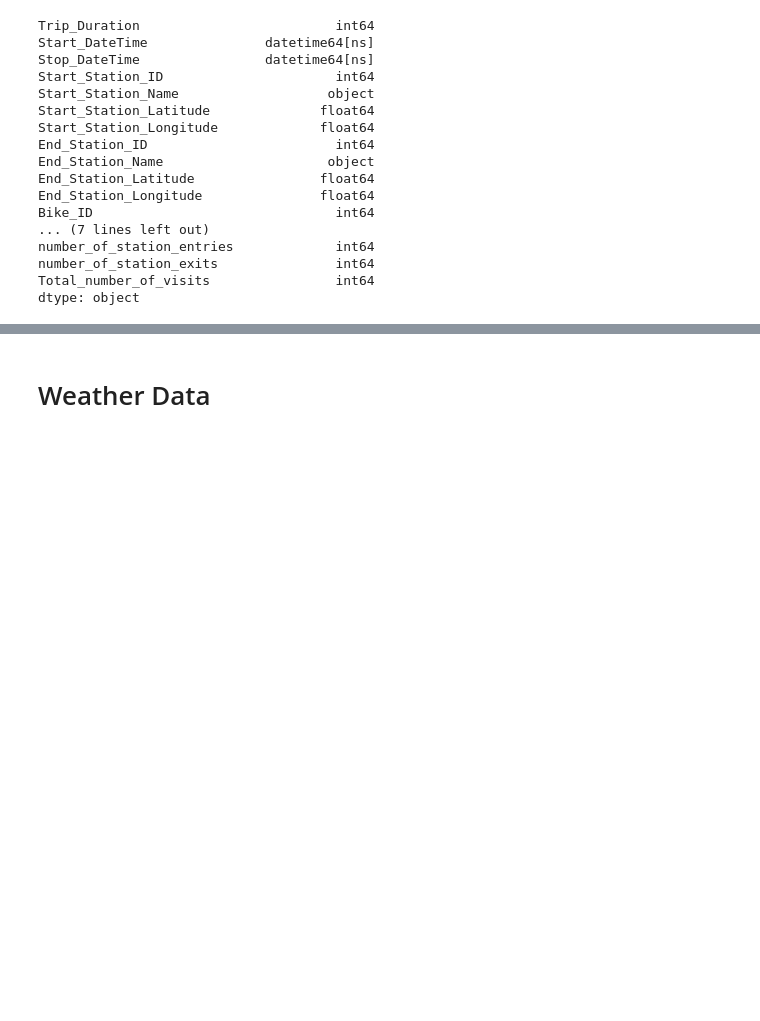
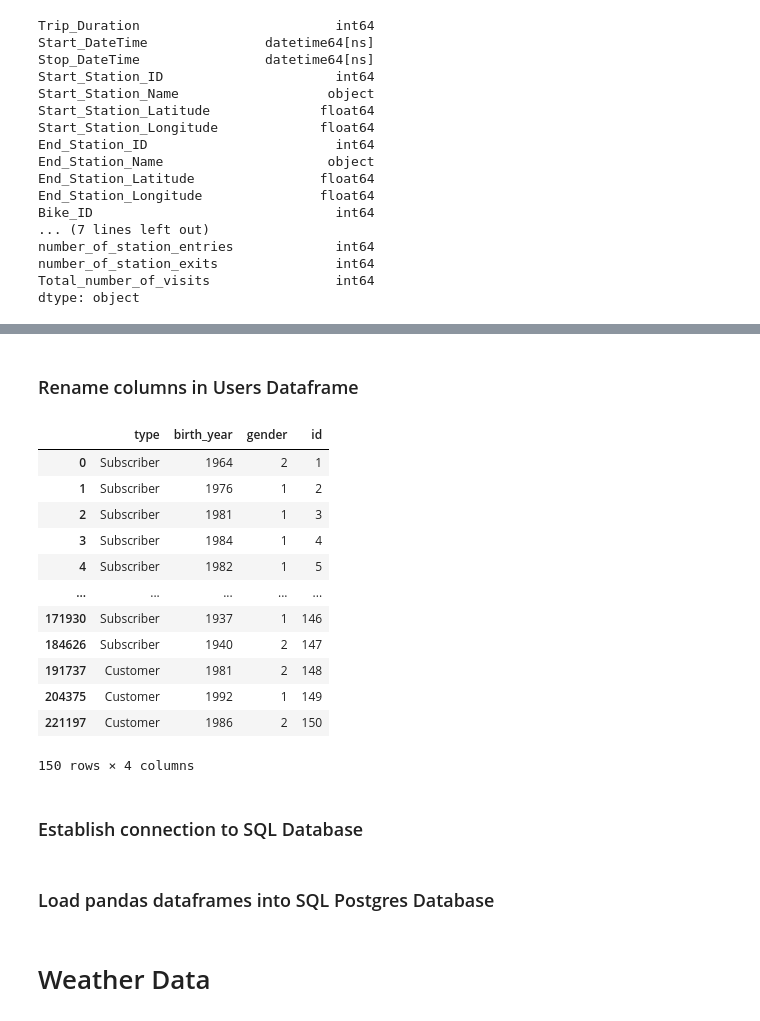
Before and after one commit to pvlasak/Codecademy_Bike_Rental_and_Weather, a Jupyter notebook: Bike_Rental_and_Weather_.ipynb, the cells around one changed output, grey strips where cells are left out. Cells and saved outputs as stored; diff of their text form; code cells hidden in the pictures; blank space fills up the shorter version.

```diff
--- a/Bike_Rental_and_Weather_.ipynb
+++ b/Bike_Rental_and_Weather_.ipynb
@@ -666,0 +676,24 @@ df_trips
+# %% [markdown]
+### Rename columns in Users Dataframe
+# %%
+df_users.rename(columns = {'User_Type' : 'type',\
+                           'Birth_Year' : 'birth_year', \
+                           'Gender' : 'gender', \
+                           'user_id' : 'id'}, inplace = True)
+df_users
+# %% [output]
+|  | type | birth_year | gender | id |
+| 0 | Subscriber | 1964 | 2 | 1 |
+| 1 | Subscriber | 1976 | 1 | 2 |
+| 2 | Subscriber | 1981 | 1 | 3 |
+| 3 | Subscriber | 1984 | 1 | 4 |
+| 4 | Subscriber | 1982 | 1 | 5 |
+| ... | ... | ... | ... | ... |
+| 171930 | Subscriber | 1937 | 1 | 146 |
+| 184626 | Subscriber | 1940 | 2 | 147 |
+| 191737 | Customer | 1981 | 2 | 148 |
+| 204375 | Customer | 1992 | 1 | 149 |
+| 221197 | Customer | 1986 | 2 | 150 |
+150 rows × 4 columns
+# %% [markdown]
+### Establish connection to SQL Database
@@ -666,0 +707,2 @@ df_trips
+# %% [markdown]
+### Load pandas dataframes into SQL Postgres Database
```
Also changed, not shown: parts of 17 cells of this notebook, 1 other file.
